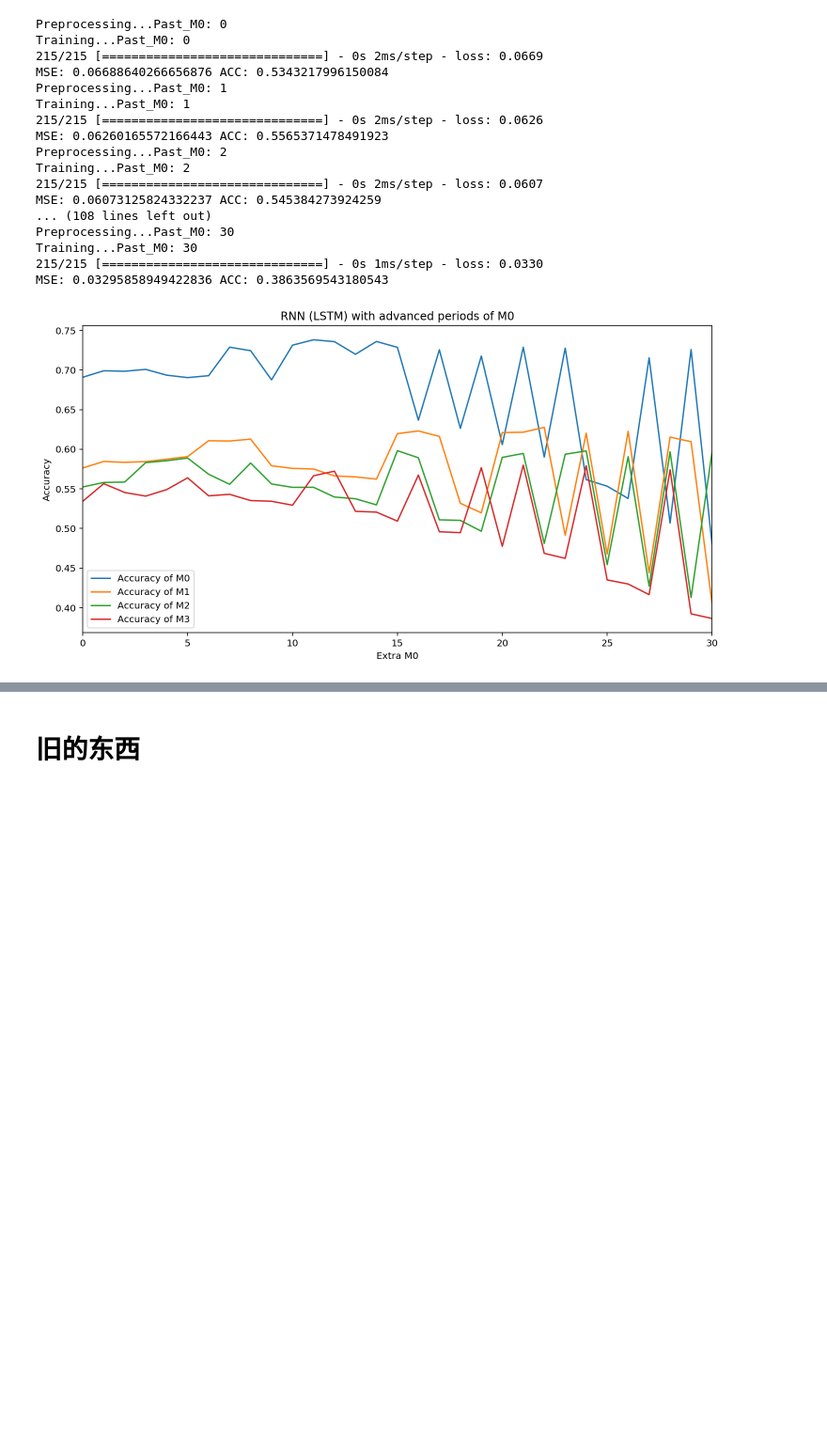
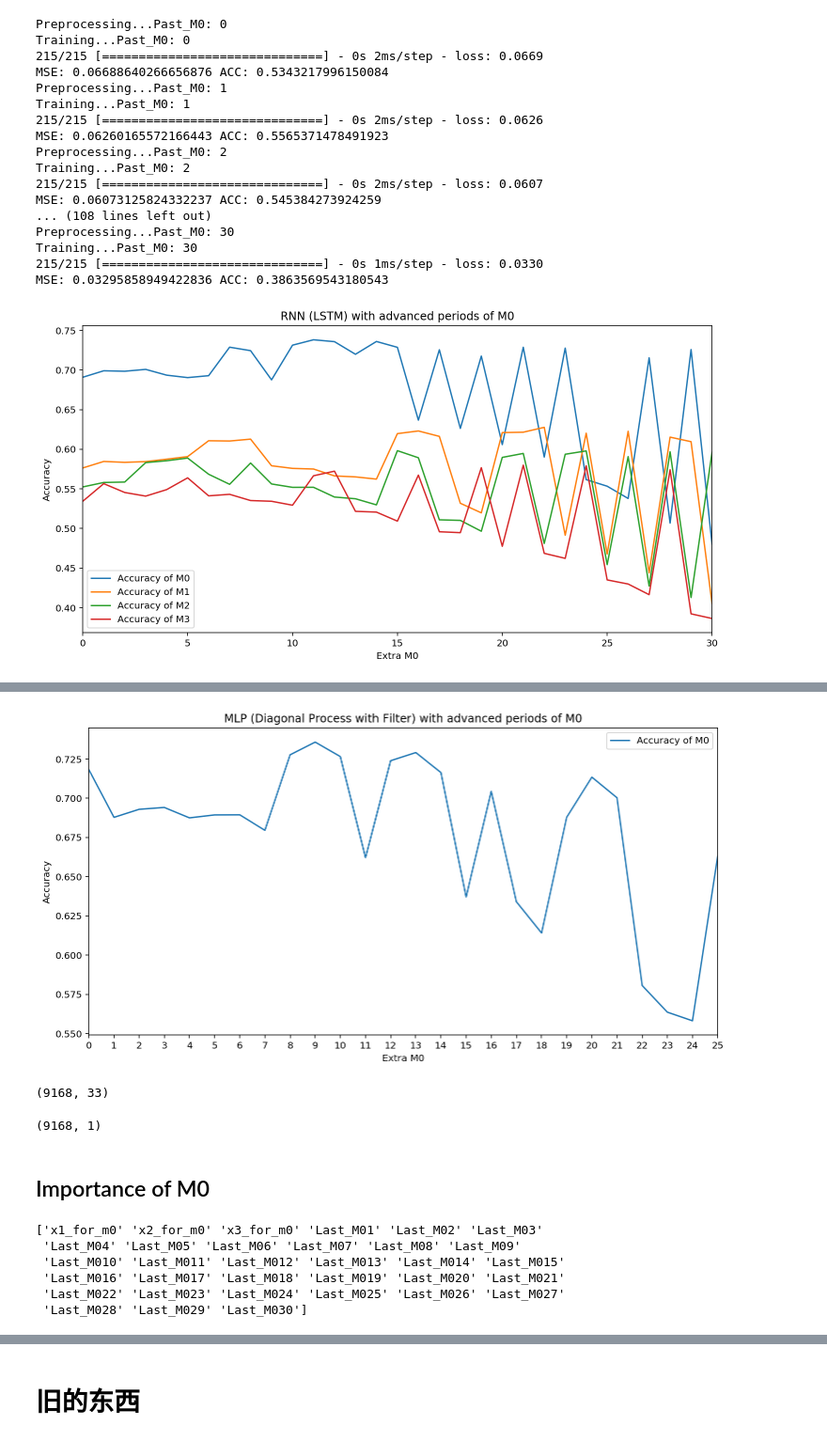
Before and after one commit to haoen110/huawei-time-series, a Jupyter notebook: combine_rnn.ipynb, the cells around one changed output, grey strips where cells are left out. Shown at 94% size. Saved outputs shown, nothing was run; the diff lists cells and outputs as text; code cells hidden in the pictures; blank space fills up the shorter version.

```diff
--- a/combine_rnn.ipynb
+++ b/combine_rnn.ipynb
@@ -11,6 +14,7 @@ from sklearn.preprocessing import StandardScaler, MinMaxScaler
 # %%
 data_path = 'Time_Series'
 fnames = [fname for fname in os.listdir(data_path) if os.path.isfile(os.path.join(data_path, fname))]
+fnames.sort()
 print(len(fnames), "files")
 # %% [output]
 1146 files
@@ -46,10 +50,11 @@ def process_diagonal(past_m0=0):
     data_full = []
     if past_m0 <= 2:
         row = 42
+        start_period = 1215
     else:
-        row = 42 - past_m0
+        row = 42 - (past_m0 -2)
+        start_period = 1215 + (past_m0 - 2)
     col = 10 + past_m0
-    start_period = 1215 + past_m0
     for fname in fnames:
         data = pd.read_csv(os.path.join(data_path, fname), index_col=0)
         data = data.drop([' item'], axis=1)
@@ -892,0 +743,27 @@ MSE: 0.022954903542995453 ACC: 0.6083923785613242
+# %%
+def run():
+    Past_M0 = []
+    MSE = []
+    ACC = []
+    for past_m0 in range(26):
+        print("Preprocessing...PastM0 =", past_m0)
+        global data_full, status
+        data_full, status = process_diagonal(past_m0)
+        global X_train, Y_train, X_test, Y_test
+        X_train, Y_train, X_test, Y_test = split(0, status, 0)
+        print("Training...PastM0 =", past_m0)
+        model, history = build_nn(verbose=0)
+        mse_test = model.evaluate(X_test, Y_test)
+        Y_pred_test = model.predict(X_test)
+        acc = my_acc(Y_pred_test, Y_test)
+        print('MSE:', mse_test, 'ACC:', acc)
+        Past_M0.append(past_m0)
+        MSE.append(mse_test)
+        ACC.append(acc)
+    return Past_M0, MSE, ACC
+# %%
+FD_Past_M0, FD_MSE, FD_ACC = run()
+Fmlp_diagonal = pd.DataFrame({'Past M0': FD_Past_M0,
+                             'MSE': FD_MSE,
+                             'ACC': FD_ACC})
+Fmlp_diagonal.to_csv('output/Fmlp_diagonal.csv', index=False)
@@ -892,0 +788,13 @@ MSE: 0.022954903542995453 ACC: 0.6083923785613242
+# %%
+plt.figure(figsize=(12, 6))
+# mlp_original['MSE'].plot()
+Fmlp_diagonal['ACC'].plot(label='Accuracy of M0')
+plt.title('MLP (Diagonal Process with Filter) with advanced periods of M0')
+plt.xlabel('Extra M0')
+plt.ylabel('Accuracy')
+plt.xticks(np.arange(26))
+plt.legend()
+plt.savefig('figures/Fmlp_diagonal.png', dpi=300)
+# plt.show()
+# %% [output]
+[figure, added]
@@ -892,0 +923,24 @@ MSE: 0.022954903542995453 ACC: 0.6083923785613242
+# %%
+X_train.shape
+# %% [output]
+(9168, 33)
+# %%
+Y_train.shape
+# %% [output]
+(9168, 1)
+# %% [markdown]
+## Importance of M0
+# %%
+from sklearn.feature_selection import SelectFromModel
+from sklearn.linear_model import LassoCV
+data_full, status, feature_names = process_diagonal_slection(list(range(1, 31)))
+X_train, Y_train, X_test, Y_test = split_selection(0, status, 0)
+feature_names = np.delete(feature_names, [3, 4, 5])
+print(feature_names)
+# %% [output]
+['x1_for_m0' 'x2_for_m0' 'x3_for_m0' 'Last_M01' 'Last_M02' 'Last_M03'
+ 'Last_M04' 'Last_M05' 'Last_M06' 'Last_M07' 'Last_M08' 'Last_M09'
+ 'Last_M010' 'Last_M011' 'Last_M012' 'Last_M013' 'Last_M014' 'Last_M015'
+ 'Last_M016' 'Last_M017' 'Last_M018' 'Last_M019' 'Last_M020' 'Last_M021'
+ 'Last_M022' 'Last_M023' 'Last_M024' 'Last_M025' 'Last_M026' 'Last_M027'
+ 'Last_M028' 'Last_M029' 'Last_M030']
```
Also changed, not shown: parts of 77 cells of this notebook, 29 other files.
